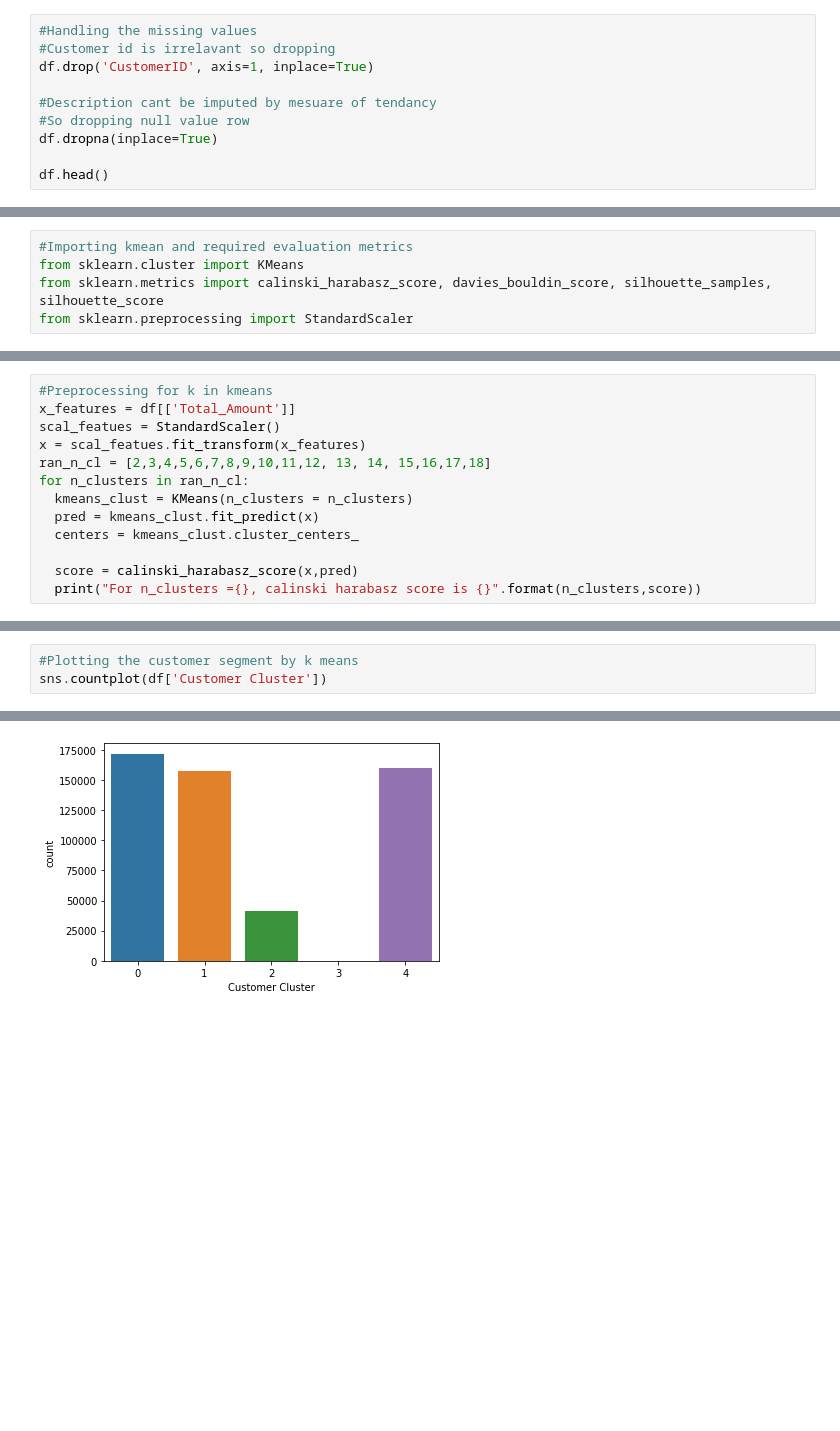
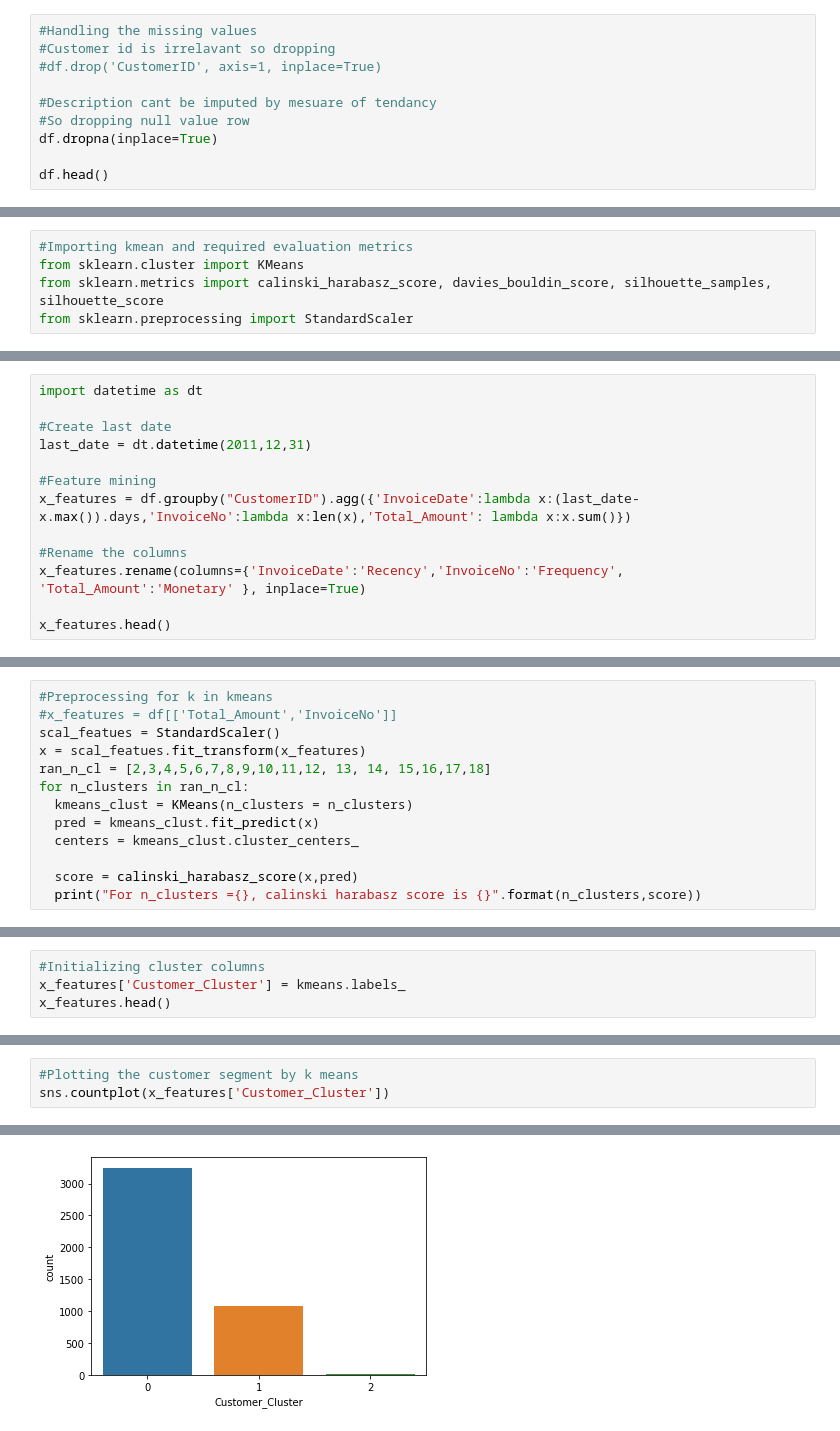
Before and after one commit to Mmbsaksd/Customer-segmentation, a Jupyter notebook: Customer_Segmentation.ipynb, the cells around one changed output, grey strips where cells are left out. Cells and saved outputs as stored; diff of their text form; blank space fills up the shorter version.

```diff
--- a/Customer_Segmentation.ipynb
+++ b/Customer_Segmentation.ipynb
@@ -101,7 +101,7 @@ dtype: float64
 # %%
 #Handling the missing values
 #Customer id is irrelavant so dropping
-df.drop('CustomerID', axis=1, inplace=True)
+#df.drop('CustomerID', axis=1, inplace=True)
 
 #Description cant be imputed by mesuare of tendancy
 #So dropping null value row
@@ -417,0 +430,13 @@ from sklearn.preprocessing import StandardScaler
+# %%
+import datetime as dt
+
+#Create last date
+last_date = dt.datetime(2011,12,31)
+
+#Feature mining
+x_features = df.groupby("CustomerID").agg({'InvoiceDate':lambda x:(last_date-x.max()).days,'InvoiceNo':lambda x:len(x),'Total_Amount': lambda x:x.sum()})
+
+#Rename the columns
+x_features.rename(columns={'InvoiceDate':'Recency','InvoiceNo':'Frequency', 'Total_Amount':'Monetary' }, inplace=True)
+
+x_features.head()
@@ -418,6 +451,6 @@ from sklearn.preprocessing import StandardScaler
 # %%
 #Preprocessing for k in kmeans
-x_features = df[['Total_Amount']]
+#x_features = df[['Total_Amount','InvoiceNo']]
 scal_featues = StandardScaler()
 x = scal_featues.fit_transform(x_features)
 ran_n_cl = [2,3,4,5,6,7,8,9,10,11,12, 13, 14, 15,16,17,18]
@@ -492,0 +512,4 @@ df.head()
+# %%
+#Initializing cluster columns
+x_features['Customer_Cluster'] = kmeans.labels_
+x_features.head()
@@ -493,6 +524,6 @@ df.head()
 # %%
 #Plotting the customer segment by k means
-sns.countplot(df['Customer Cluster'])
+sns.countplot(x_features['Customer_Cluster'])
 # %% [output]
 <matplotlib.axes._subplots.AxesSubplot at 0x...>
-[figure, old version]
+[figure, new version]
```
Also changed, not shown: parts of 35 cells of this notebook.
